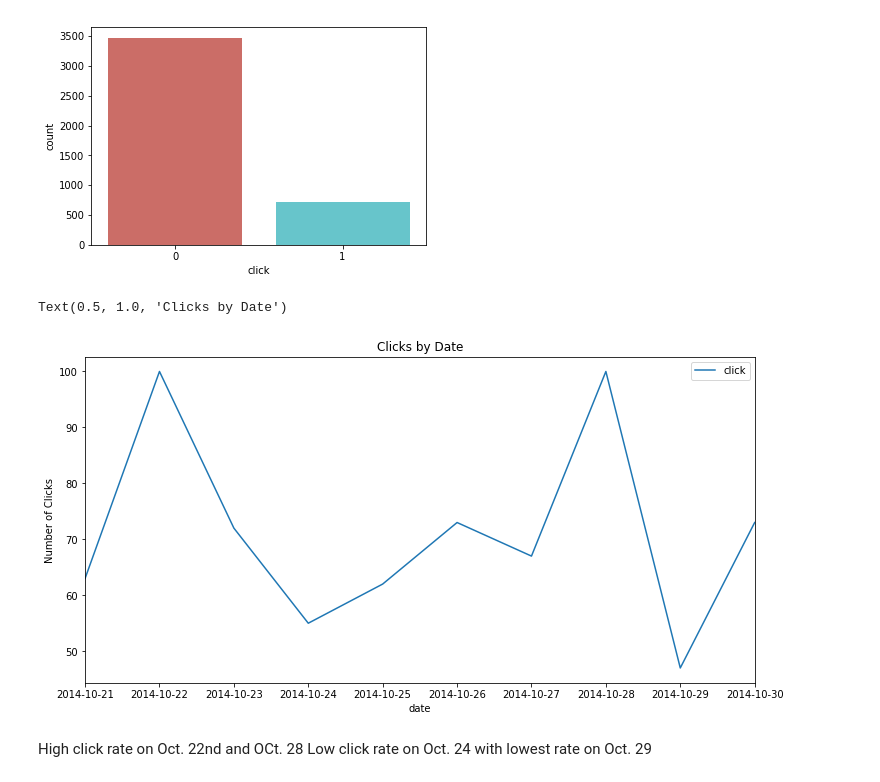
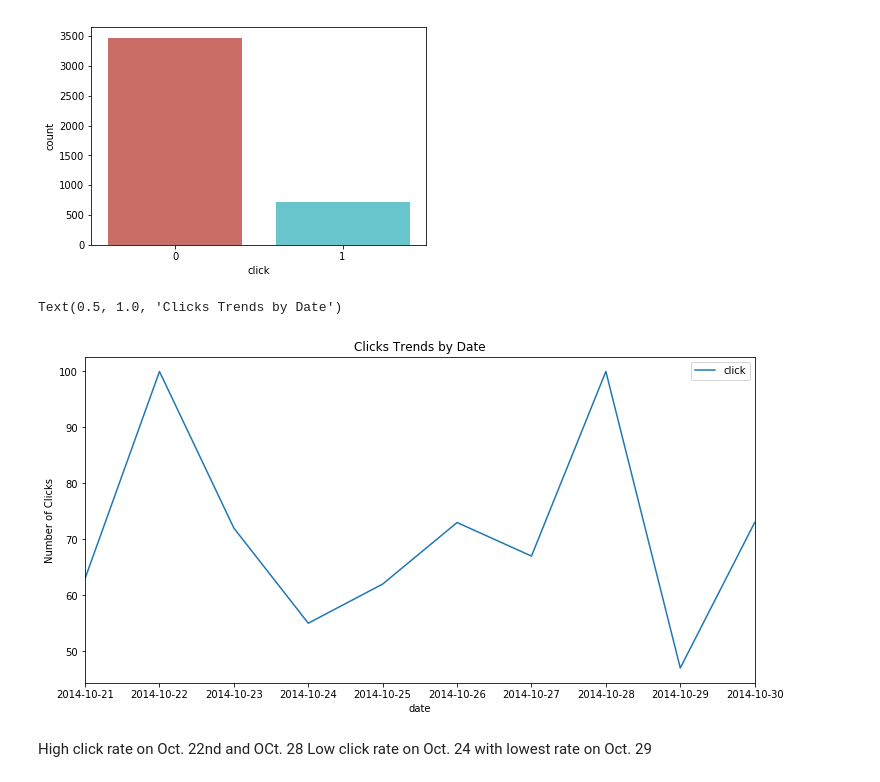
Before and after one commit to kanalyzers/ad_optimization, a Jupyter notebook: notebooks/random_forest.ipynb, the cells around one changed output. Saved outputs shown, nothing was run; the diff lists cells and outputs as text; code cells hidden in the pictures.

```diff
--- a/notebooks/random_forest.ipynb
+++ b/notebooks/random_forest.ipynb
@@ -379,11 +379,11 @@ plt.show();
 # %%
 # make groups of summed clicks by date
 df_tmp.groupby(['date']).agg({'click': 'sum'}).plot(figsize=(12,6))
 plt.ylabel('Number of Clicks')
-plt.title('Clicks by Date')
+plt.title('Clicks Trends by Date')
 # %% [output]
-Text(0.5, 1.0, 'Clicks by Date')
+Text(0.5, 1.0, 'Clicks Trends by Date')
-[figure, old version]
+[figure, new version]
 # %% [markdown]
 High click rate on Oct. 22nd and OCt. 28
 Low click rate on Oct. 24 with lowest rate on Oct. 29
```
Also changed, not shown: parts of 18 cells of this notebook.
